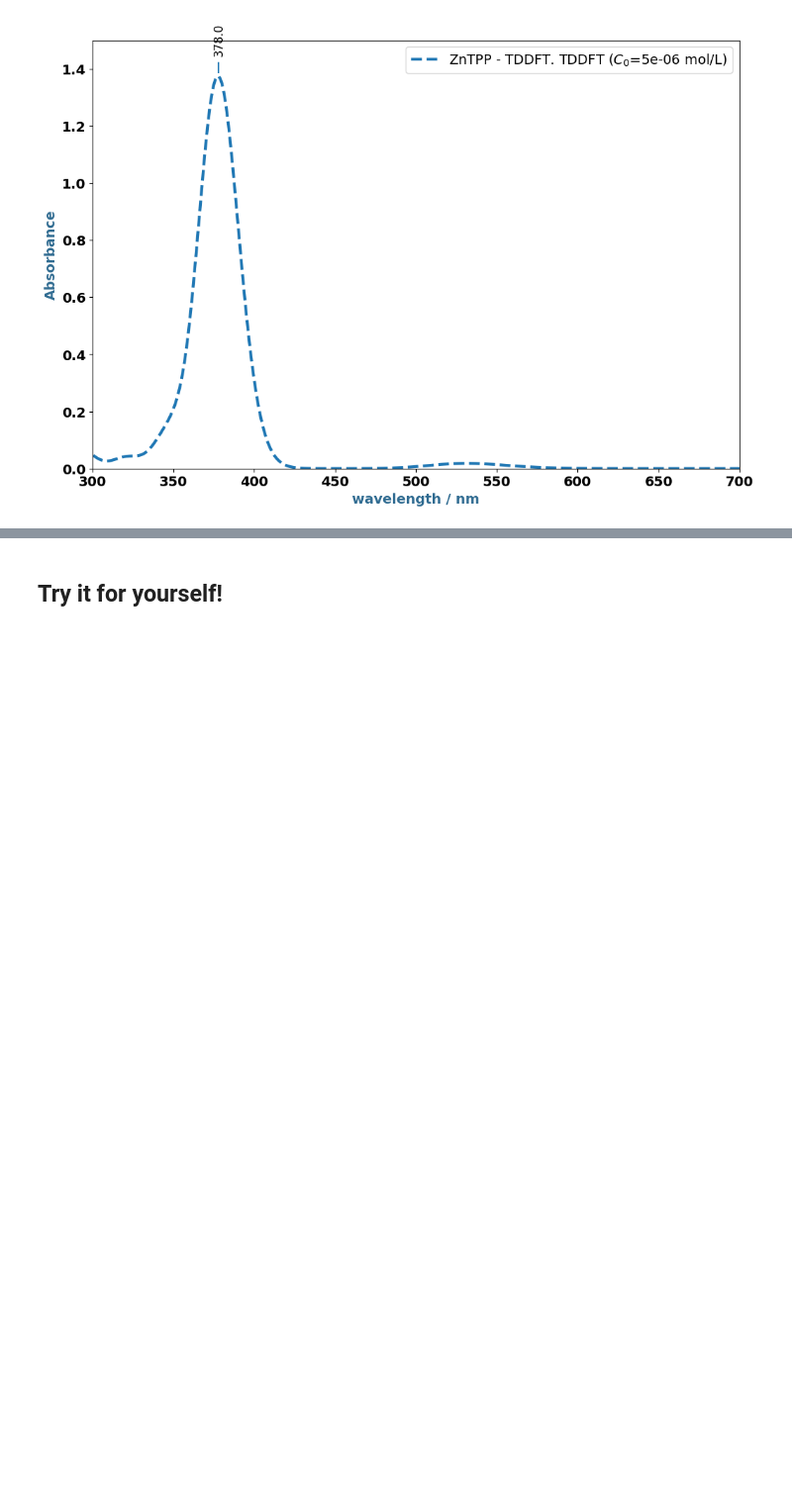
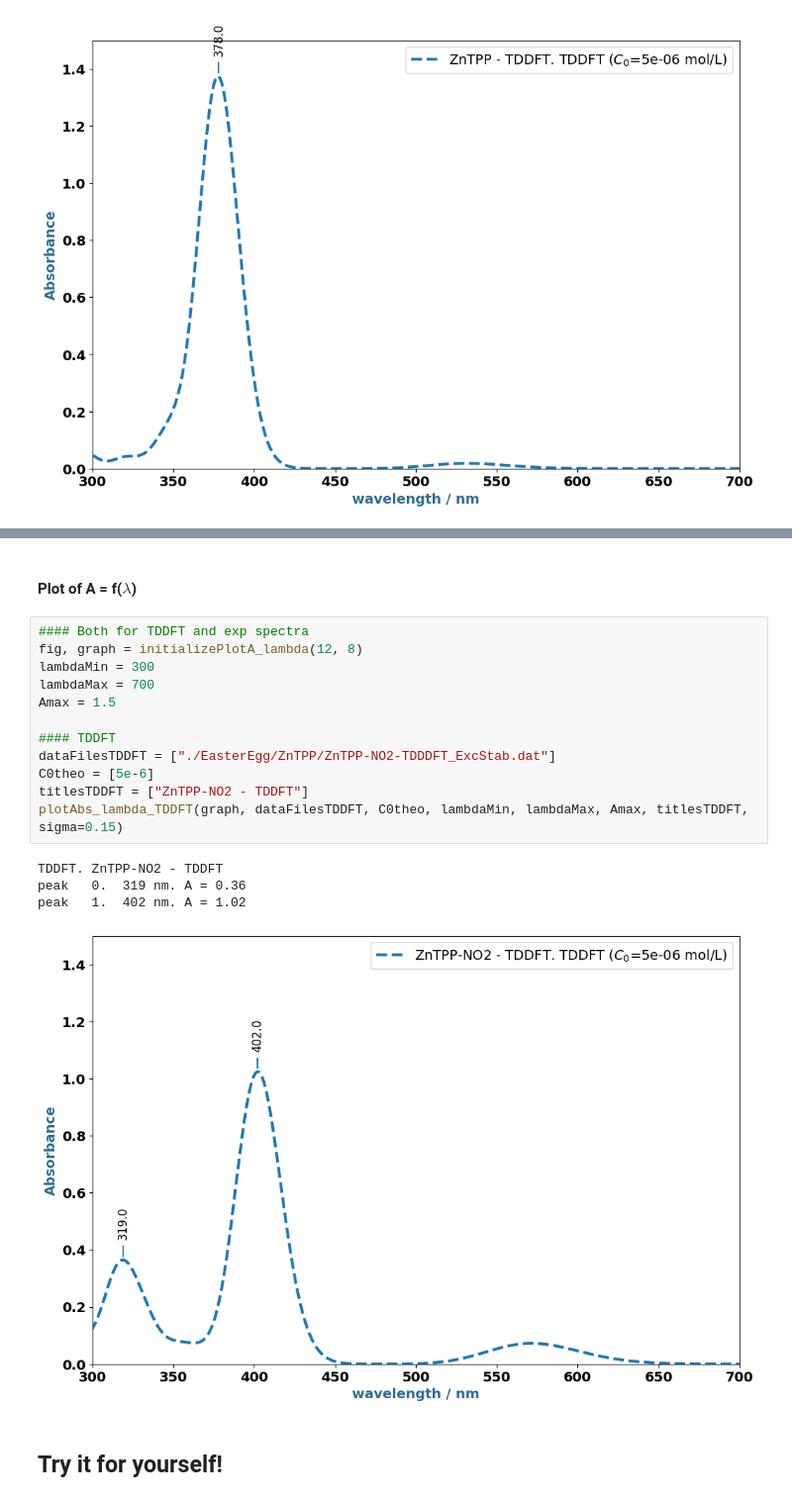
Before and after one commit to rpoteau/pyPhysChem, a Jupyter notebook: EasterEgg.ipynb, the cells around one changed output, grey strips where cells are left out. Shown at 99% size. Drawn from its saved outputs; the diff is of its cells as text; blank space fills up the shorter version.

```diff
--- a/EasterEgg.ipynb
+++ b/EasterEgg.ipynb
@@ -602,3 +630,22 @@ peak   1.  378 nm. A = 1.37
+# %% [markdown]
+#### Plot of A = f($\lambda$)
+# %%
+#### Both for TDDFT and exp spectra
+fig, graph = initializePlotA_lambda(12, 8)
+lambdaMin = 300
+lambdaMax = 700
+Amax = 1.5
+
+#### TDDFT
+dataFilesTDDFT = ["./EasterEgg/ZnTPP/ZnTPP-NO2-TDDDFT_ExcStab.dat"]
+C0theo = [5e-6]
+titlesTDDFT = ["ZnTPP-NO2 - TDDFT"]
+plotAbs_lambda_TDDFT(graph, dataFilesTDDFT, C0theo, lambdaMin, lambdaMax, Amax, titlesTDDFT, sigma=0.15)
+# %% [output]
+TDDFT. ZnTPP-NO2 - TDDFT
+peak   0.  319 nm. A = 0.36
+peak   1.  402 nm. A = 1.02
+[figure, added]
 # %% [markdown]
 ## Try it for yourself!
 # %%
```
Also changed, not shown: parts of 14 cells of this notebook.
